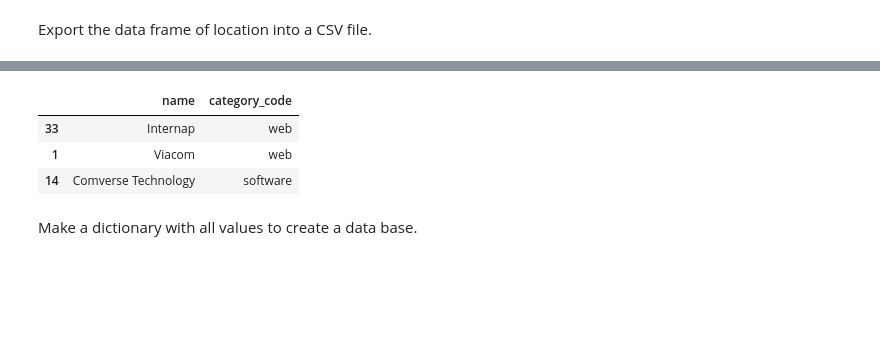
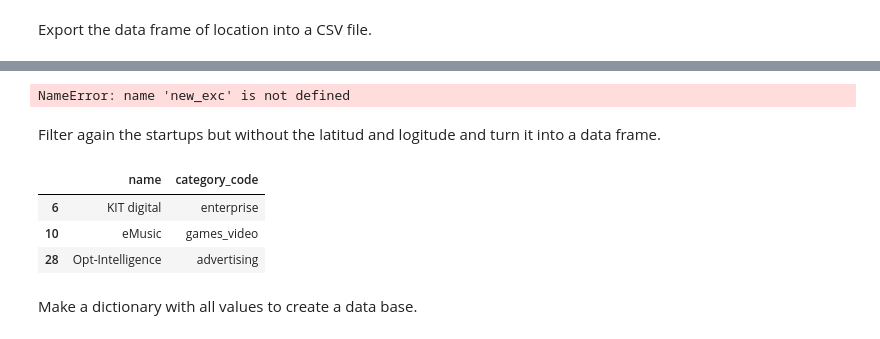
Before and after one commit to imalanz/RockAI_Studio, a Jupyter notebook: Analisis.ipynb, the cells around one changed output, grey strips where cells are left out. Drawn from its saved outputs; the diff is of its cells as text; code cells hidden in the pictures; blank space fills up the shorter version.

```diff
--- a/Analisis.ipynb
+++ b/Analisis.ipynb
@@ -219,6 +194,10 @@ def long_startup (dict):
     for i in range(len(startups)):
         y.append(startups[i]["offices"][0]["longitude"])
     return y
+# %%
+raise new_exc from original_exc
+# %% [output]
+NameError: name 'new_exc' is not defined
 # %%
 startups_lat = lat_startup (startups)
 # %%
@@ -239,10 +205,12 @@ def startups_name (city, amount):
+# %% [markdown]
+Filter again the startups but without the latitud and logitude and turn it into a data frame.
 # %%
-start_names = startups_name ("New York", 1000000)
+start_names = ex.startups_name ("New York", 1000000)
 start_names.sample(3)
 # %% [output]
 |  | name | category_code |
-| 33 | Internap | web |
-| 1 | Viacom | web |
-| 14 | Comverse Technology | software |
+| 6 | KIT digital | enterprise |
+| 10 | eMusic | games_video |
+| 28 | Opt-Intelligence | advertising |
 # %% [markdown]
 Make a dictionary with all values to create a data base.
```
Also changed, not shown: parts of 74 cells of this notebook, 9 other files.
